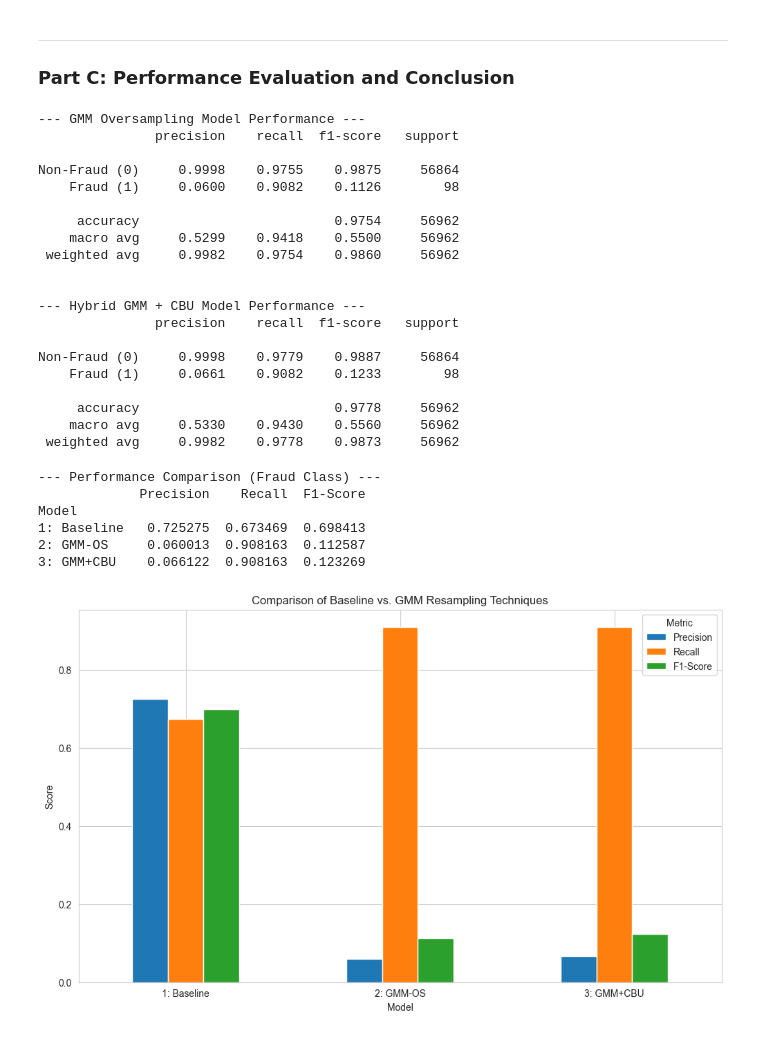
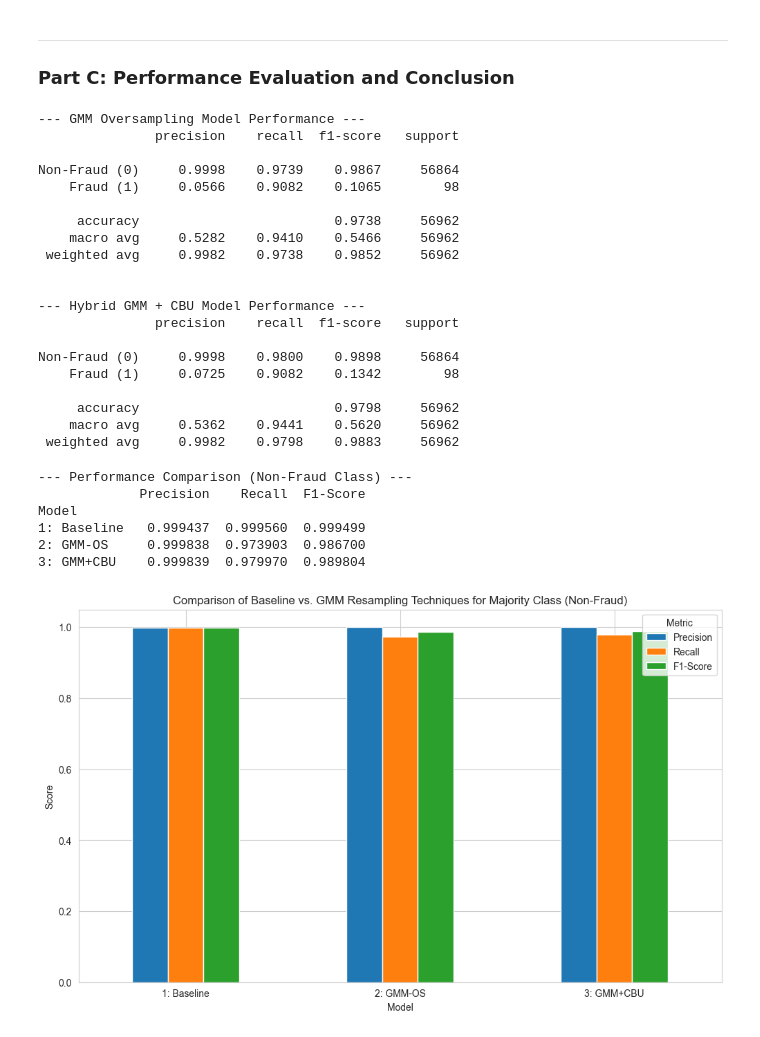
Before and after one commit to Charukhesh/DA5401-assignment-4-Charukhesh, a Jupyter notebook: main.ipynb, the cells around one changed output. Drawn from its saved outputs; the diff is of its cells as text; code cells hidden in the pictures.

```diff
--- a/main.ipynb
+++ b/main.ipynb
@@ -49,7 +52,7 @@ Degree of Imbalance: Fraudulent transactions make up only 0.1727% of the dataset
 [figure]
 # %%
 # Separate features (X) and target (y)
-X = df.drop('Class', axis=1)
+X = df.drop(['Class'], axis=1)
 y = df['Class']
 
 # Perform a stratified split to reflect original class imbalance
@@ -125,14 +142,18 @@ First, we isolate the minority class data from our training set. Then, we need t
 # Isolate the minority class from the training data
 X_train_minority = X_train[y_train == 1]
 print(f"Number of original minority (fraud) samples in training set: {len(X_train_minority)}")
+
+# Scaling the data before calculating BIC
+scaler = StandardScaler()
+X_train_minority_scaled = scaler.fit_transform(X_train_minority)
 
 # Determine the optimal number of components for GMM using BIC
 n_components_range = range(1, 41) # Beyond 40, BIC continues to increase
 bic_scores = []
 for n_components in n_components_range:
     gmm = GaussianMixture(n_components=n_components, random_state=RANDOM_STATE)
-    gmm.fit(X_train_minority)
-    bic_scores.append(gmm.bic(X_train_minority))
+    gmm.fit(X_train_minority_scaled)
+    bic_scores.append(gmm.bic(X_train_minority_scaled))
 
 # Find the best number of components
 best_n_components = n_components_range[np.argmin(bic_scores)]
@@ -140,11 +161,13 @@ print(f"Optimal number of GMM components based on BIC: {best_n_components}")
 
 # Plot the BIC scores
 plt.figure(figsize=(10, 6))
-plt.plot(n_components_range, bic_scores, marker='o')
+plt.plot(n_components_range, bic_scores, marker='o', label='BIC Score')
 plt.title('GMM BIC Scores for Different Numbers of Components')
+plt.axvline(best_n_components, color='r', linestyle='--', label=f'Optimal (BICmin)')
 plt.xlabel('Number of Components (k)')
 plt.ylabel('BIC Score')
 plt.xticks(n_components_range)
+plt.legend(loc='upper right')
 plt.show()
 # %% [output]
 Number of original minority (fraud) samples in training set: 394
@@ -252,60 +275,59 @@ print(classification_report(y_test, y_pred_gmm_cbu, target_names=['Non-Fraud (0)
 --- GMM Oversampling Model Performance ---
                precision    recall  f1-score   support
 
-Non-Fraud (0)     0.9998    0.9755    0.9875     56864
-    Fraud (1)     0.0600    0.9082    0.1126        98
+Non-Fraud (0)     0.9998    0.9739    0.9867     56864
+    Fraud (1)     0.0566    0.9082    0.1065        98
 
-     accuracy                         0.9754     56962
-    macro avg     0.5299    0.9418    0.5500     56962
- weighted avg     0.9982    0.9754    0.9860     56962
+     accuracy                         0.9738     56962
+    macro avg     0.5282    0.9410    0.5466     56962
+ weighted avg     0.9982    0.9738    0.9852     56962
 
 
 --- Hybrid GMM + CBU Model Performance ---
                precision    recall  f1-score   support
 
-Non-Fraud (0)     0.9998    0.9779    0.9887     56864
-    Fraud (1)     0.0661    0.9082    0.1233        98
+Non-Fraud (0)     0.9998    0.9800    0.9898     56864
+    Fraud (1)     0.0725    0.9082    0.1342        98
 
-     accuracy                         0.9778     56962
-    macro avg     0.5330    0.9430    0.5560     56962
- weighted avg     0.9982    0.9778    0.9873     56962
+     accuracy                         0.9798     56962
+    macro avg     0.5362    0.9441    0.5620     56962
+ weighted avg     0.9982    0.9798    0.9883     56962
 # %%
-# Store metrics for the minority class (1)
-metrics = {
+# Majority class (0) metrics
+metrics_majority = {
     'Model': ['1: Baseline', '2: GMM-OS', '3: GMM+CBU'],
     'Precision': [
-        precision_score(y_test, y_pred_baseline),
-        precision_score(y_test, y_pred_gmm_os),
-        precision_score(y_test, y_pred_gmm_cbu)
+        precision_score(y_test, y_pred_baseline, pos_label=0),
+        precision_score(y_test, y_pred_gmm_os, pos_label=0),
+        precision_score(y_test, y_pred_gmm_cbu, pos_label=0)
     ],
     'Recall': [
-        recall_score(y_test, y_pred_baseline),
-        recall_score(y_test, y_pred_gmm_os),
-        recall_score(y_test, y_pred_gmm_cbu)
+        recall_score(y_test, y_pred_baseline, pos_label=0),
+        recall_score(y_test, y_pred_gmm_os, pos_label=0),
+        recall_score(y_test, y_pred_gmm_cbu, pos_label=0)
     ],
     'F1-Score': [
-        f1_score(y_test, y_pred_baseline),
-        f1_score(y_test, y_pred_gmm_os),
-        f1_score(y_test, y_pred_gmm_cbu)
+        f1_score(y_test, y_pred_baseline, pos_label=0),
+        f1_score(y_test, y_pred_gmm_os, pos_label=0),
+        f1_score(y_test, y_pred_gmm_cbu, pos_label=0)
     ]
 }
 
-results_df = pd.DataFrame(metrics).set_index('Model')
-print("--- Performance Comparison (Fraud Class) ---")
-print(results_df)
+results_df_majority = pd.DataFrame(metrics_majority).set_index('Model')
+print("--- Performance Comparison (Non-Fraud Class) ---")
+print(results_df_majority)
 
-# Visualize the comparison
-results_df.plot(kind='bar', figsize=(12, 7))
-plt.title('Comparison of Baseline vs. GMM Resampling Techniques')
+results_df_majority.plot(kind='bar', figsize=(12, 7))
+plt.title('Comparison of Baseline vs. GMM Resampling Techniques for Majority Class (Non-Fraud)')
 plt.ylabel('Score')
 plt.xticks(rotation=0)
 plt.legend(title='Metric')
 plt.show()
 # %% [output]
---- Performance Comparison (Fraud Class) ---
+--- Performance Comparison (Non-Fraud Class) ---
              Precision    Recall  F1-Score
 Model
-1: Baseline   0.725275  0.673469  0.698413
-2: GMM-OS     0.060013  0.908163  0.112587
-3: GMM+CBU    0.066122  0.908163  0.123269
+1: Baseline   0.999437  0.999560  0.999499
+2: GMM-OS     0.999838  0.973903  0.986700
+3: GMM+CBU    0.999839  0.979970  0.989804
-[figure, old version]
+[figure, new version]
```
Also changed, not shown: parts of 9 cells of this notebook.
